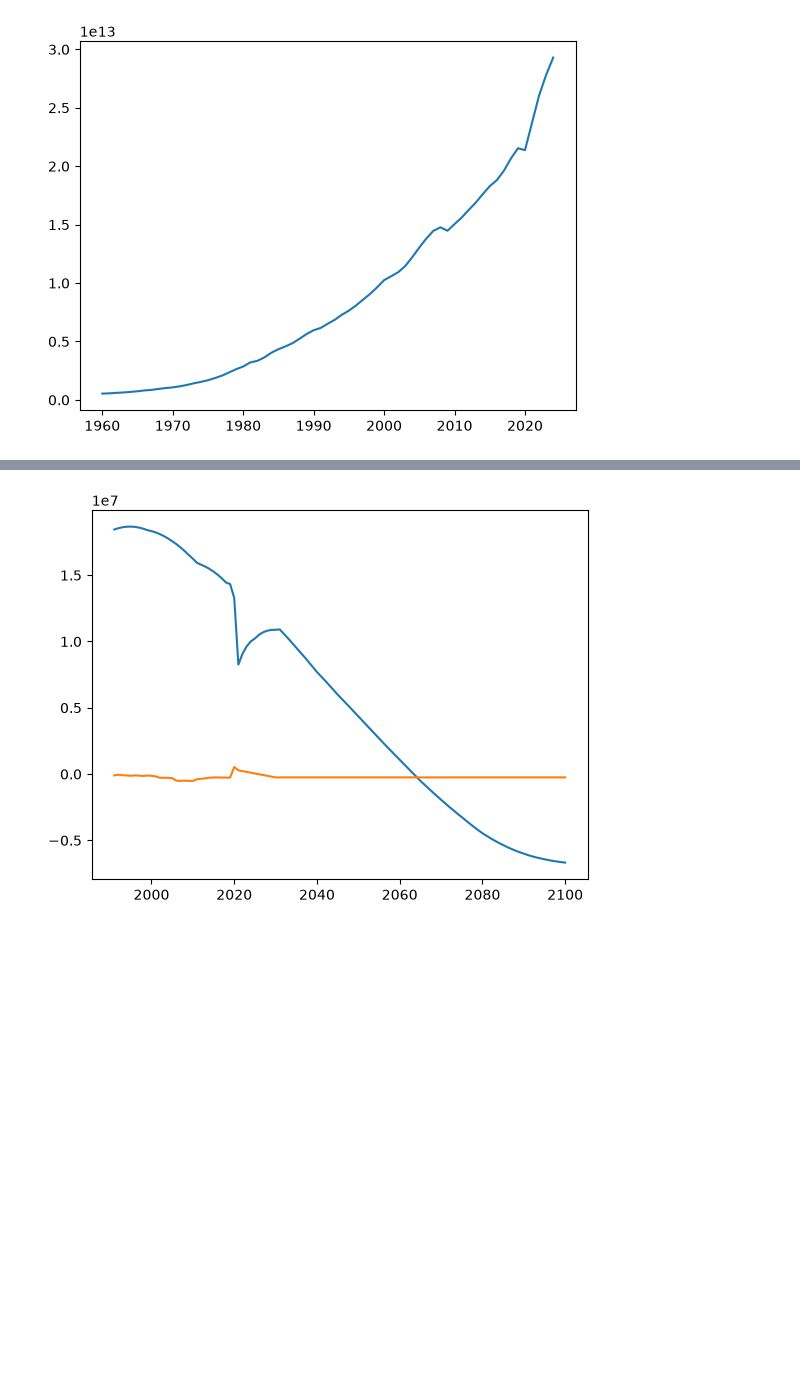
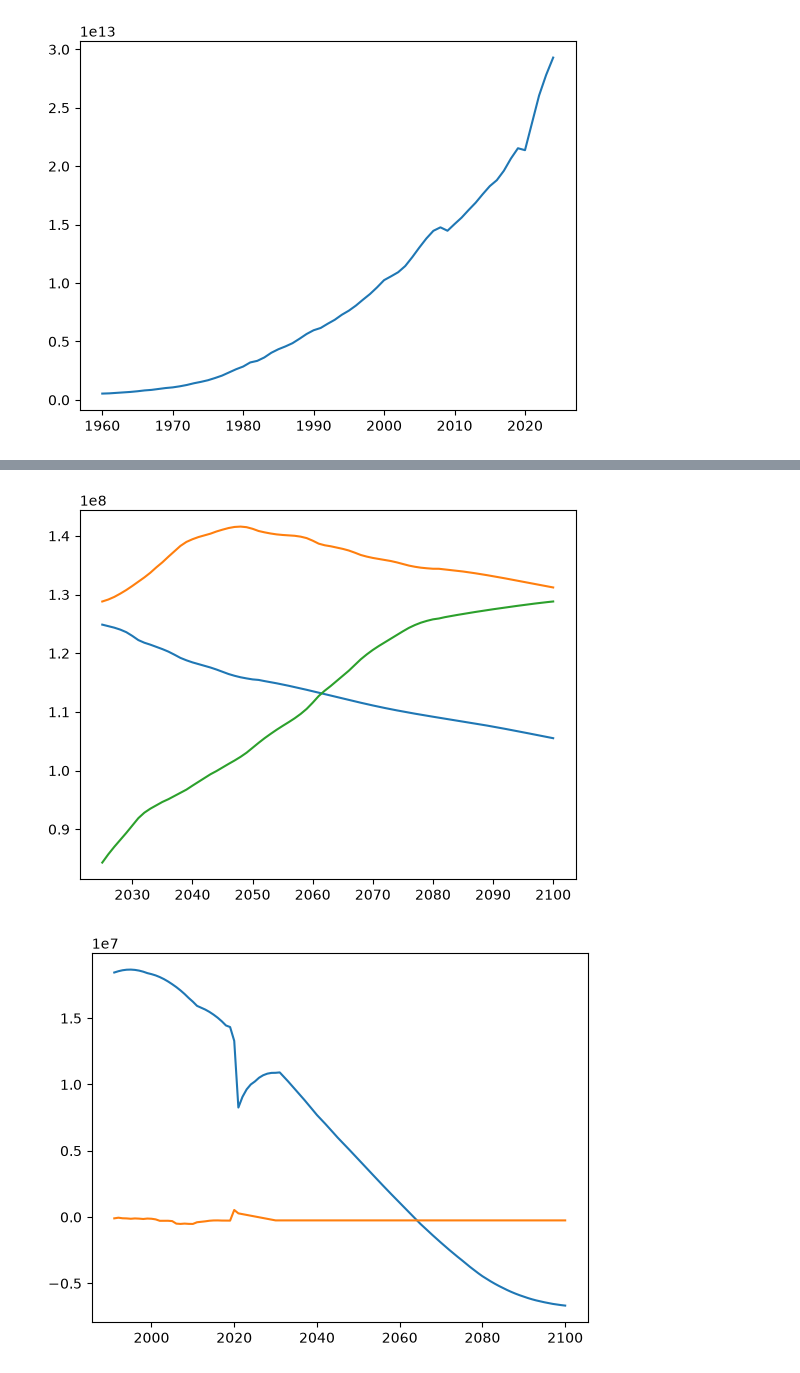
Before and after one commit to Flx232/Census-Dashboard, a Jupyter notebook: exploratory.ipynb, the cells around one changed output, grey strips where cells are left out. Cells and saved outputs as stored; diff of their text form; code cells hidden in the pictures; blank space fills up the shorter version.

```diff
--- a/exploratory.ipynb
+++ b/exploratory.ipynb
@@ -823,3 +793,10 @@ plt.show()
+# %%
+plt.plot(section['yr'], (section['pop_young']))
+plt.plot(section['yr'], (section['pop_middle']))
+plt.plot(section['yr'], (section['pop_old']))
+plt.show()
+# %% [output]
+[figure, added]
 # %%
 country_data = general_data[general_data['alpha2'] == 'IN']
 # %%
```
Also changed, not shown: parts of 9 cells of this notebook, 9 other files.
